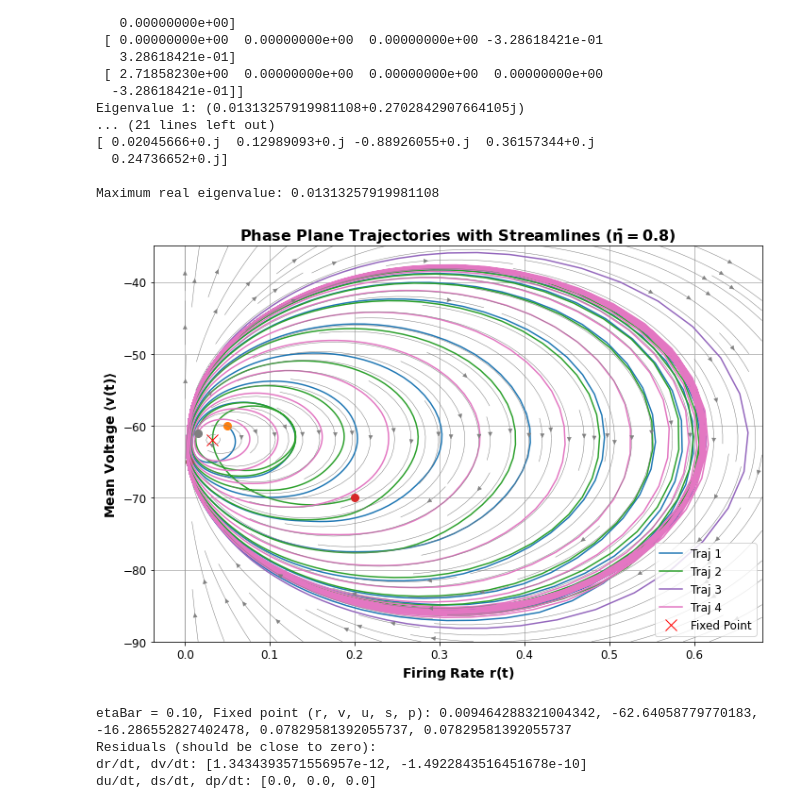
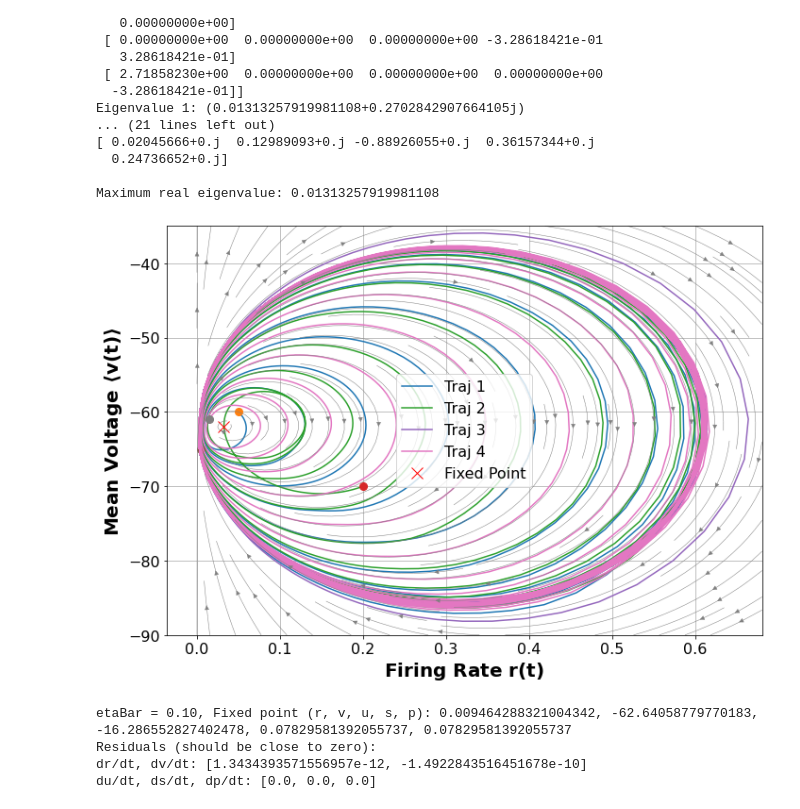
Before and after one commit to davidkelly2002/Final_Year_Thesis_Code, a Jupyter notebook: Bifurcation Analysis (DeltaBar and EtaBar) (Chapter 4).ipynb, the cells around one changed output. Cells and saved outputs as stored; diff of their text form; code cells hidden in the pictures.

```diff
--- a/Bifurcation Analysis (DeltaBar and EtaBar) (Chapter 4).ipynb
+++ b/Bifurcation Analysis (DeltaBar and EtaBar) (Chapter 4).ipynb
@@ -284,39 +284,39 @@ solutions = [solve_ivp(mean_field_odes, t_span, y0, t_eval=t_eval) for y0 in ini
 # Plot trajectories explicitly
 plt.figure(figsize=(10, 7))
 
 for idx, sol in enumerate(solutions):
     plt.plot(sol.y[0], sol.y[1], label=f'Traj {idx+1}')
     plt.plot(sol.y[0][0], sol.y[1][0], 'o', markersize=8)
 
 # Mark fixed point explicitly
 plt.plot(r_fp, v_fp, 'rx', markersize=12, label='Fixed Point')
 
 
 # Streamlines explicitly
 r = np.linspace(0, 0.68, 25)
 v = np.linspace(-90, -35, 25)
 R, V = np.meshgrid(r, v)
 
 # Evaluate dr/dt and dv/dt explicitly
 U, W = np.zeros(R.shape), np.zeros(V.shape)
 for i in range(R.shape[0]):
     for j in range(R.shape[1]):
         dydt = mean_field_odes(0, [R[i,j], V[i,j], u_fp, s_fp, p_fp])
         U[i,j], W[i,j] = dydt[0], dydt[1]
 
 # Add streamlines
 plt.streamplot(R, V, U, W, color='gray', density=1.5, linewidth=0.5)
 plt.grid(True)
-plt.title(r"Phase Plane Trajectories with Streamlines $\mathbf{(\bar{\eta} = 0.8)}$", fontsize=16, fontweight='bold')
-plt.ylabel(r"Mean Voltage $\mathbf{\langle v(t) \rangle }$", fontsize=14, fontweight='bold')
-plt.xlabel(r"Firing Rate $\mathbf{r(t)}$", fontsize=14, fontweight='bold')
-plt.tick_params(axis='both', which='major', labelsize=12)
-plt.legend(fontsize=12)
+#plt.title(r"Phase Plane Trajectories with Streamlines $\mathbf{(\bar{\eta} = 0.8)}$", fontsize=16, fontweight='bold')
+plt.ylabel(r"Mean Voltage $\mathbf{\langle v(t) \rangle }$", fontsize=20, fontweight='bold')
+plt.xlabel(r"Firing Rate $\mathbf{r(t)}$", fontsize=20, fontweight='bold')
+plt.tick_params(axis='both', which='major', labelsize=16)
+plt.legend(fontsize=16)
 plt.tight_layout()
 plt.savefig('TrajectoryPlot_EtaBar_0.8.png')
 plt.show()
 # %% [output]
-[figure, old version]
+[figure, new version]
 # %%
 def equilibrium_conditions(v, r):
     s = r * tauS * p_jump
```
Also changed, not shown: parts of 7 cells of this notebook, 3 other files.
